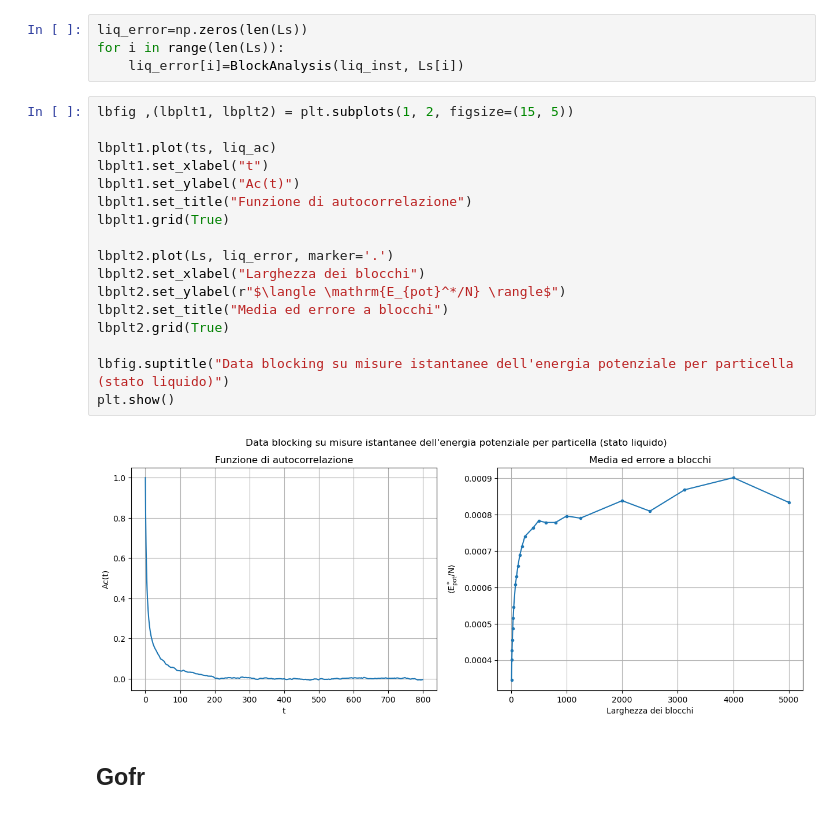
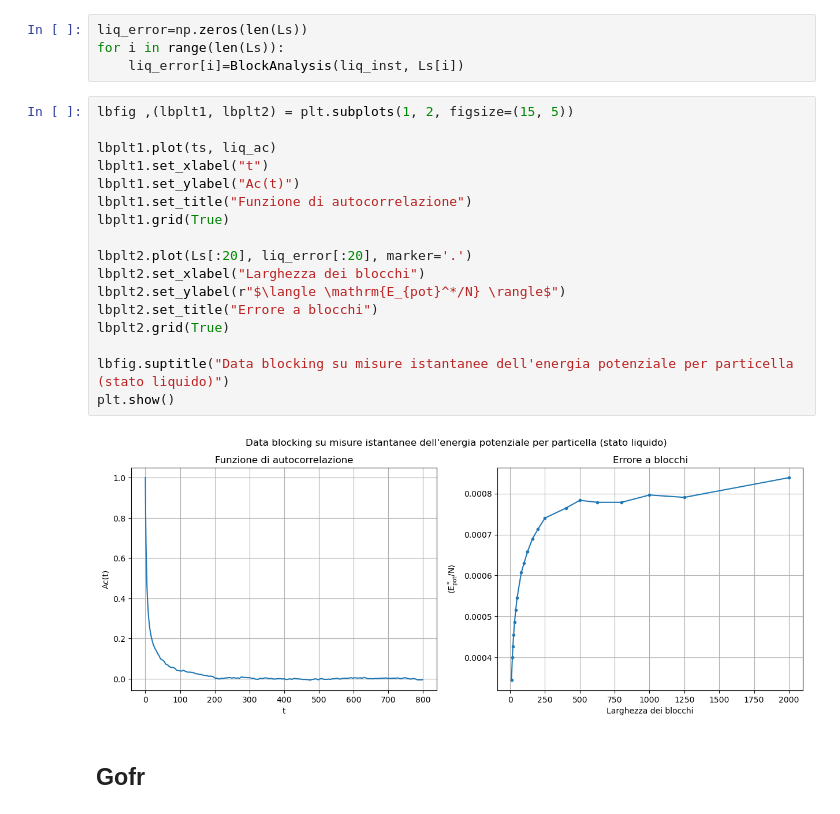
Before and after one commit to angela-bonato/LaboratorioSimulazioneNumerica, a Jupyter notebook: Es07/Esercitazione7.ipynb, the cells around one changed output. Cells and saved outputs as stored; diff of their text form.

```diff
--- a/Es07/Esercitazione7.ipynb
+++ b/Es07/Esercitazione7.ipynb
@@ -153,22 +151,22 @@ for i in range(len(Ls)):
 # %%
 lbfig ,(lbplt1, lbplt2) = plt.subplots(1, 2, figsize=(15, 5))
 
 lbplt1.plot(ts, liq_ac)
 lbplt1.set_xlabel("t")
 lbplt1.set_ylabel("Ac(t)")
 lbplt1.set_title("Funzione di autocorrelazione")
 lbplt1.grid(True)
 
-lbplt2.plot(Ls, liq_error, marker='.')
+lbplt2.plot(Ls[:20], liq_error[:20], marker='.')
 lbplt2.set_xlabel("Larghezza dei blocchi")
 lbplt2.set_ylabel(r"$\langle \mathrm{E_{pot}^*/N} \rangle$")
-lbplt2.set_title("Media ed errore a blocchi")
+lbplt2.set_title("Errore a blocchi")
 lbplt2.grid(True)
 
 lbfig.suptitle("Data blocking su misure istantanee dell'energia potenziale per particella (stato liquido)")
 plt.show()
 # %% [output]
-[figure, old version]
+[figure, new version]
 # %% [markdown]
 ## Gofr
 # %%
```
Also changed, not shown: parts of 15 cells of this notebook, 31 other files.
